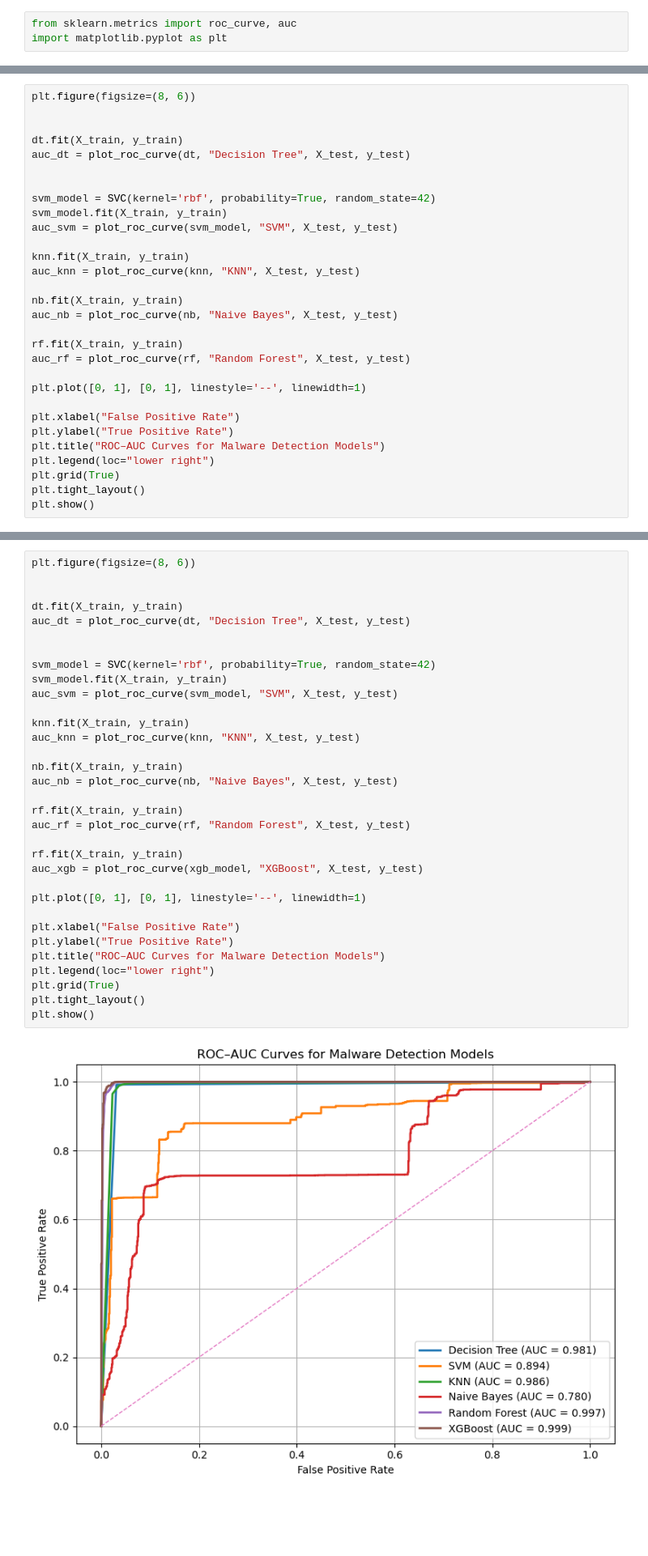
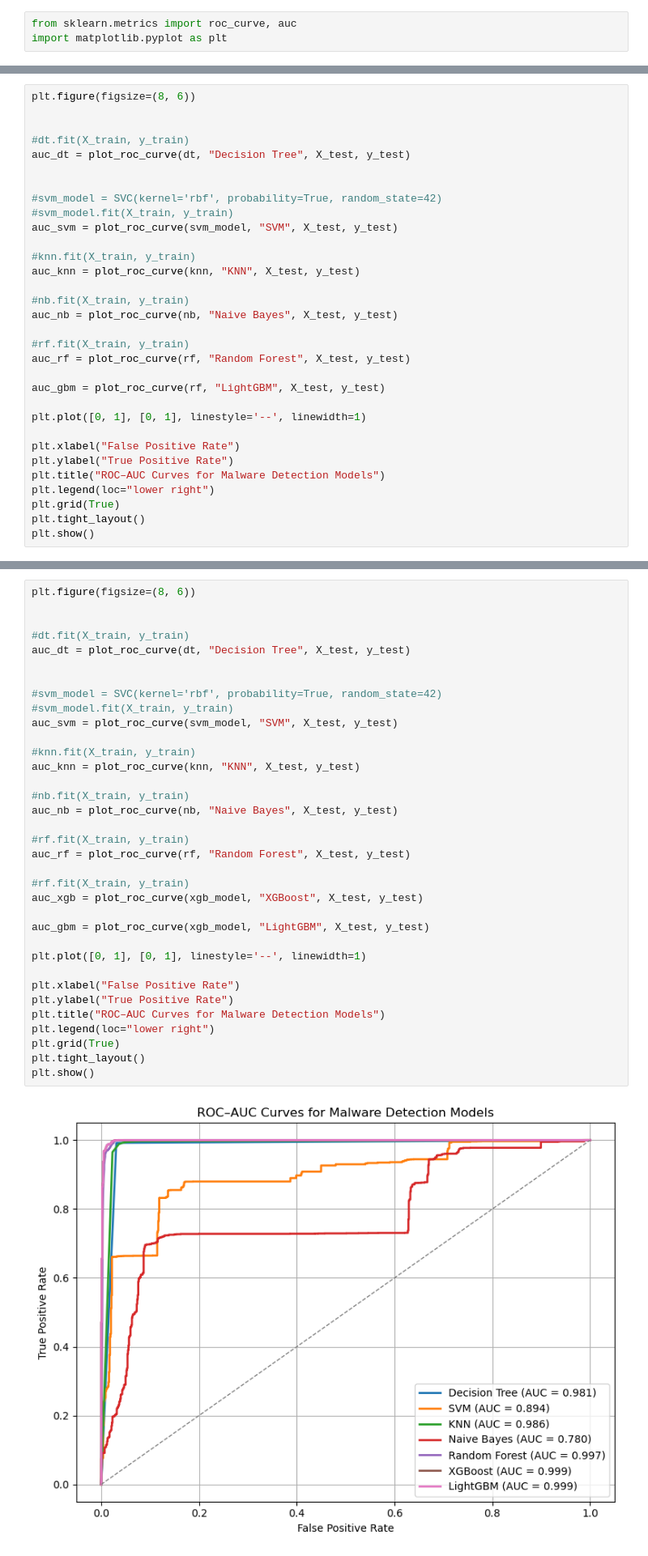
Before and after one commit to SajeevanKB/VS_DS_Training, a Jupyter notebook: VS_DS_TRAINING.ipynb, the cells around one changed output, grey strips where cells are left out. Shown at 81% size. Cells and saved outputs as stored; diff of their text form; blank space fills up the shorter version.

```diff
--- a/VS_DS_TRAINING.ipynb
+++ b/VS_DS_TRAINING.ipynb
@@ -326,22 +373,24 @@ def plot_roc_curve(model, model_name, X_test, y_test):
 plt.figure(figsize=(8, 6))
 
 
-dt.fit(X_train, y_train)
+#dt.fit(X_train, y_train)
 auc_dt = plot_roc_curve(dt, "Decision Tree", X_test, y_test)
 
 
-svm_model = SVC(kernel='rbf', probability=True, random_state=42)
-svm_model.fit(X_train, y_train)
+#svm_model = SVC(kernel='rbf', probability=True, random_state=42)
+#svm_model.fit(X_train, y_train)
 auc_svm = plot_roc_curve(svm_model, "SVM", X_test, y_test)
 
-knn.fit(X_train, y_train)
+#knn.fit(X_train, y_train)
 auc_knn = plot_roc_curve(knn, "KNN", X_test, y_test)
 
-nb.fit(X_train, y_train)
+#nb.fit(X_train, y_train)
 auc_nb = plot_roc_curve(nb, "Naive Bayes", X_test, y_test)
 
-rf.fit(X_train, y_train)
+#rf.fit(X_train, y_train)
 auc_rf = plot_roc_curve(rf, "Random Forest", X_test, y_test)
+
+auc_gbm = plot_roc_curve(rf, "LightGBM", X_test, y_test)
 
 plt.plot([0, 1], [0, 1], linestyle='--', linewidth=1)
 
@@ -449,37 +510,39 @@ Accuracy Comparison Chart 'accuracy_comparison.png' generated.
 # %%
 plt.figure(figsize=(8, 6))
 
 
-dt.fit(X_train, y_train)
+#dt.fit(X_train, y_train)
 auc_dt = plot_roc_curve(dt, "Decision Tree", X_test, y_test)
 
 
-svm_model = SVC(kernel='rbf', probability=True, random_state=42)
-svm_model.fit(X_train, y_train)
+#svm_model = SVC(kernel='rbf', probability=True, random_state=42)
+#svm_model.fit(X_train, y_train)
 auc_svm = plot_roc_curve(svm_model, "SVM", X_test, y_test)
 
-knn.fit(X_train, y_train)
+#knn.fit(X_train, y_train)
 auc_knn = plot_roc_curve(knn, "KNN", X_test, y_test)
 
-nb.fit(X_train, y_train)
+#nb.fit(X_train, y_train)
 auc_nb = plot_roc_curve(nb, "Naive Bayes", X_test, y_test)
 
-rf.fit(X_train, y_train)
+#rf.fit(X_train, y_train)
 auc_rf = plot_roc_curve(rf, "Random Forest", X_test, y_test)
 
-rf.fit(X_train, y_train)
+#rf.fit(X_train, y_train)
 auc_xgb = plot_roc_curve(xgb_model, "XGBoost", X_test, y_test)
+
+auc_gbm = plot_roc_curve(xgb_model, "LightGBM", X_test, y_test)
 
 plt.plot([0, 1], [0, 1], linestyle='--', linewidth=1)
 
 plt.xlabel("False Positive Rate")
 plt.ylabel("True Positive Rate")
 plt.title("ROC–AUC Curves for Malware Detection Models")
 plt.legend(loc="lower right")
 plt.grid(True)
 plt.tight_layout()
 plt.show()
 # %% [output]
-[figure, old version]
+[figure, new version]
 # %%
 print("ROC–AUC Scores:")
```
Also changed, not shown: parts of 30 cells of this notebook.
